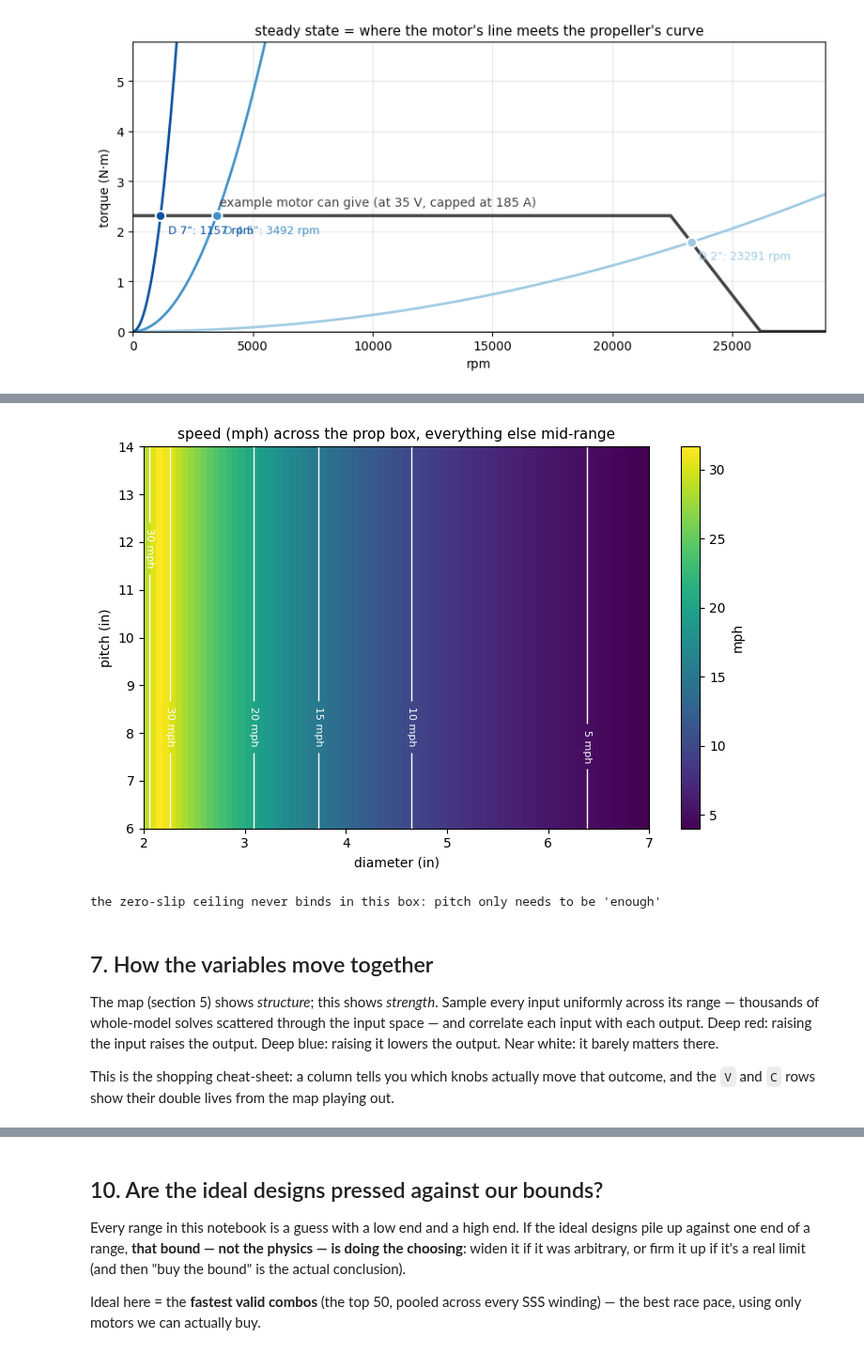
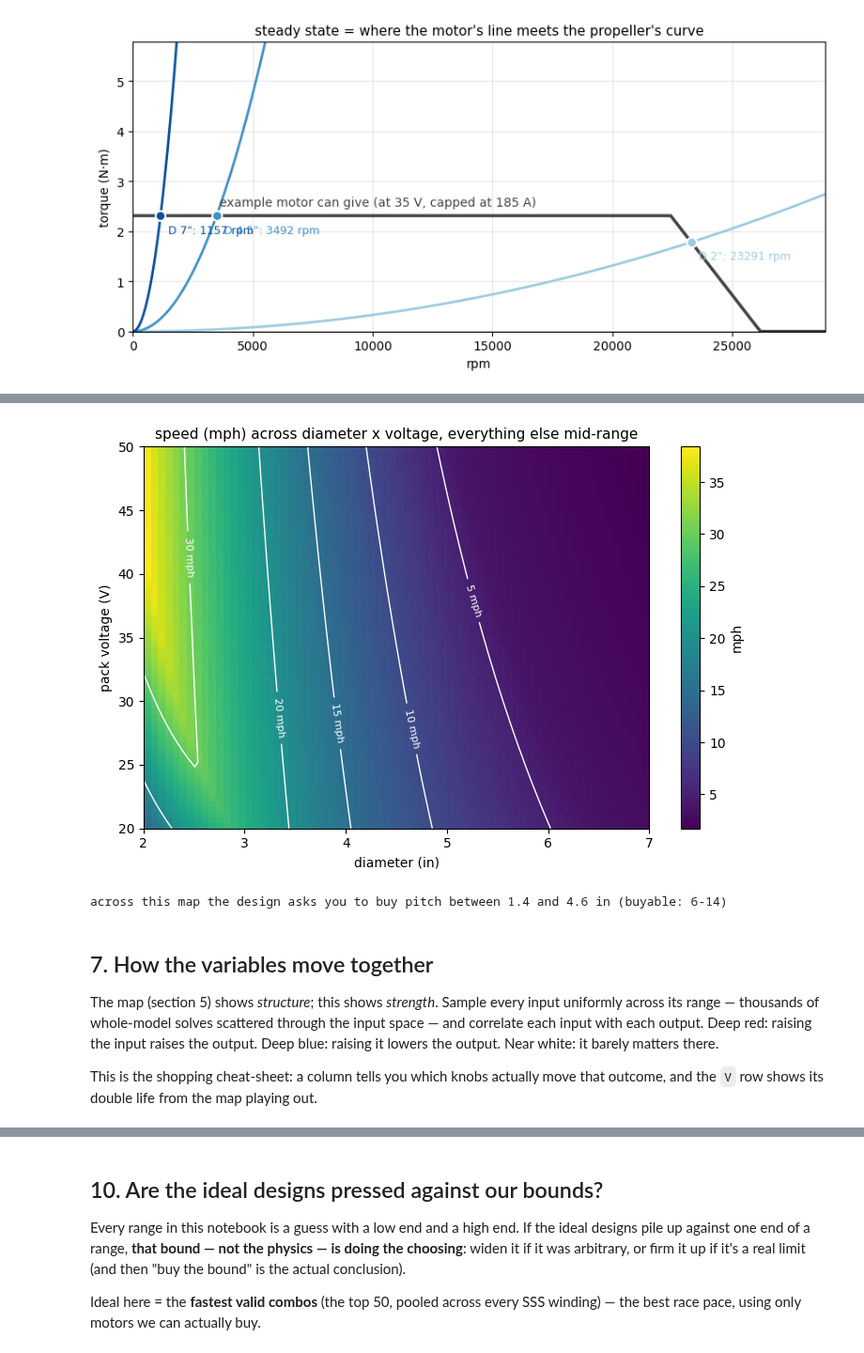
Before and after one commit to MarMar888/haav-modeling, a Jupyter notebook: willmarley.ipynb, the cells around one changed output, grey strips where cells are left out. Shown at 94% size. Drawn from its saved outputs; the diff is of its cells as text; code cells hidden in the pictures.

```diff
--- a/willmarley.ipynb
+++ b/willmarley.ipynb
@@ -366,7 +368,7 @@ GROUPS = {  # validated categorical palette: identity, fixed order
     "battery": "#2a78d6", "motor": "#eb6834", "prop": "#1baf7a", "hull": "#eda100",
 }
 LABELS = {  # long name for every short input symbol
-    "V": "pack voltage", "C": "capacity", "usable": "usable fraction", "e_batt": "specific energy",
+    "V": "pack voltage", "e_batt": "specific energy",
     "Kv": "speed constant", "R": "winding resistance", "I0": "no-load current", "I_max": "current limit",
     "K_Q": "torque coefficient", "K_T": "thrust coefficient", "D_in": "diameter", "pitch": "blade pitch", "eta_p": "prop efficiency",
     "W_hull": "bare hull weight", "LD0": "peak lift-to-drag", "W_motor": "motor weight",
@@ -379,26 +381,27 @@ INPUT_GROUPS = [
     ("hull",    list(HULL_BOUNDS)),
 ]
 TB = "torque balance\n(rpm, amps, shaft watts)"
+PACK = "pack the race requires\n(Ah, lb, C-rate)"
 MID_NODES = {  # name: y
-    "battery weight": 15.0,
+    PACK: 15.0,
     "all-up weight (W)": 12.6,
     "water push-back (R_water)": 10.2,
     TB: 5.0,
 }
 OUT_NODES = {"speed": 8.0, "runtime": 2.0}
 EDGES = [
-    ("C", "battery weight"), ("V", "battery weight"), ("e_batt", "battery weight"),
-    ("W_hull", "all-up weight (W)"), ("battery weight", "all-up weight (W)"),
+    ("V", PACK), ("e_batt", PACK), (TB, PACK),
+    ("W_hull", "all-up weight (W)"), (PACK, "all-up weight (W)"),
     ("W_motor", "all-up weight (W)"),
     ("all-up weight (W)", "water push-back (R_water)"), ("LD0", "water push-back (R_water)"),
     ("Kv", TB), ("R", TB), ("I0", TB), ("I_max", TB), ("V", TB), ("K_Q", TB), ("D_in", TB),
     ("n_motors", TB), ("n_motors", "all-up weight (W)"),
-    (TB, "speed"), ("eta_p", "speed"), ("water push-back (R_water)", "speed"), ("pitch", "speed"),
+    (TB, "speed"), ("eta_p", "speed"), ("water push-back (R_water)", "speed"),
     ("K_T", "speed"),
-    (TB, "runtime"), ("C", "runtime"), ("usable", "runtime"),
+    (TB, "runtime"), (PACK, "runtime"),
 ]
 HW = {  # half-widths of middle/output boxes, so arrows stop at the edge
-    "battery weight": 0.30, "all-up weight (W)": 0.36, "water push-back (R_water)": 0.45,
+    PACK: 0.52, "all-up weight (W)": 0.36, "water push-back (R_water)": 0.45,
     TB: 0.42, "speed": 0.20, "runtime": 0.24,
 }
 
@@ -569,35 +577,29 @@ plt.tight_layout(); plt.show()
 # %%
-# the two numbers printed on a propeller, with the water in the loop
-D_axis = np.linspace(*PROP_BOUNDS["D_in"], 80)
-P_axis = np.linspace(*PROP_BOUNDS["pitch"], 80)
-res = [[solve(D_in=D, pitch=p) for D in D_axis] for p in P_axis]
+# the two purchase knobs with the widest leverage left: diameter x pack voltage
+D_axis = np.linspace(*PROP_BOUNDS["D_in"], 70)
+V_axis = np.linspace(*BATT_BOUNDS["V"], 70)
+res = [[solve(D_in=D, V=v) for D in D_axis] for v in V_axis]
 speed = np.array([[r["mph"] for r in row] for row in res])
-capped = np.array([[r["capped"] for r in row] for row in res])
 
 fig, ax = plt.subplots(figsize=(7.5, 5))
 im = ax.imshow(speed, origin="lower", aspect="auto", cmap="viridis",
-               extent=[D_axis[0], D_axis[-1], P_axis[0], P_axis[-1]])
-levels = [lv for lv in (5, 10, 15, 20, 30, 40) if speed.min() < lv < speed.max()]
+               extent=[D_axis[0], D_axis[-1], V_axis[0], V_axis[-1]])
+levels = [lv for lv in (5, 10, 15, 20, 30, 40, 50) if speed.min() < lv < speed.max()]
 if levels:
-    cs = ax.contour(D_axis, P_axis, speed, levels=levels, colors="white", linewidths=1)
+    cs = ax.contour(D_axis, V_axis, speed, levels=levels, colors="white", linewidths=1)
     ax.clabel(cs, fmt="%g mph", fontsize=8)
-if capped.any() and not capped.all():
-    ax.contour(D_axis, P_axis, capped.astype(float), levels=[0.5],
-               colors="white", linewidths=1.5, linestyles="dashed")
-ax.set_xlabel("diameter (in)"); ax.set_ylabel("pitch (in)")
-ax.set_title("speed (mph) across the prop box, everything else mid-range", fontsize=11)
+ax.set_xlabel("diameter (in)"); ax.set_ylabel("pack voltage (V)")
+ax.set_title("speed (mph) across diameter x voltage, everything else mid-range", fontsize=11)
 fig.colorbar(im, ax=ax, label="mph")
 plt.tight_layout(); plt.show()
 
-if capped.any():
-    frac = capped.mean()
-    print(f"dashed line: below it the zero-slip ceiling binds -- not enough pitch to use the "
-          f"power ({frac:.0%} of this box)")
-else:
-    print("the zero-slip ceiling never binds in this box: pitch only needs to be 'enough'")
+pitchg = np.array([[r["pitch_need"] for r in row] for row in res])
+print(f"across this map the design asks you to buy pitch between "
+      f"{pitchg.min():.1f} and {pitchg.max():.1f} in "
+      f"(buyable: {PITCH_BUYABLE[0]:g}-{PITCH_BUYABLE[1]:g})")
 # %% [output]
-[figure, old version]
+[figure, new version]
-the zero-slip ceiling never binds in this box: pitch only needs to be 'enough'
+across this map the design asks you to buy pitch between 1.4 and 4.6 in (buyable: 6-14)
 # %% [markdown]
 ## 7. How the variables move together
 
@@ -607,7 +609,7 @@ correlate each input with each output. Deep red: raising the input raises the ou
 Deep blue: raising it lowers the output. Near white: it barely matters there.
 
 This is the shopping cheat-sheet: a column tells you which knobs actually move that
-outcome, and the `V` and `C` rows show their double lives from the map playing out.
+outcome, and the `V` row shows its double life from the map playing out.
 # %%
 rng = np.random.default_rng(0)
 N = 20000
```
Also changed, not shown: parts of 21 cells of this notebook, 3 other files.
